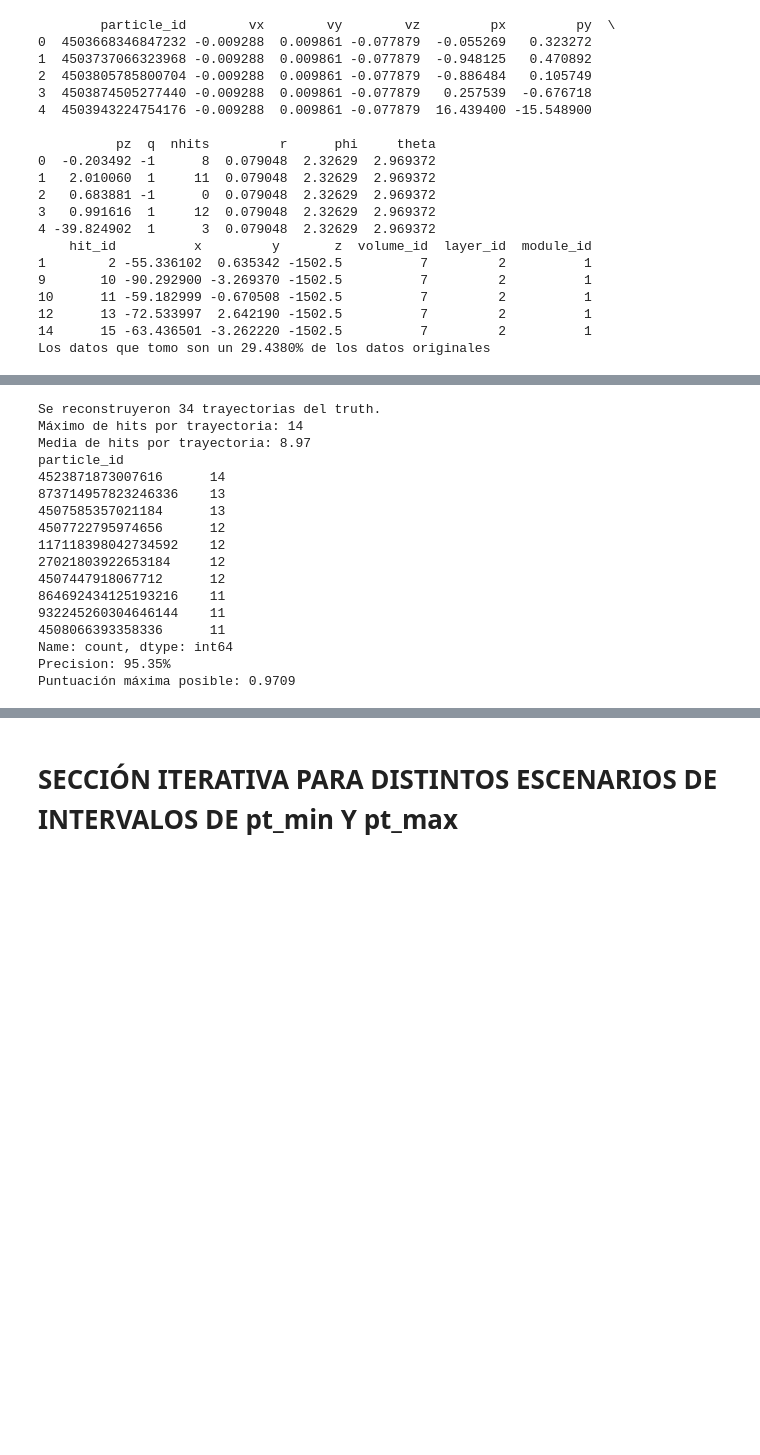
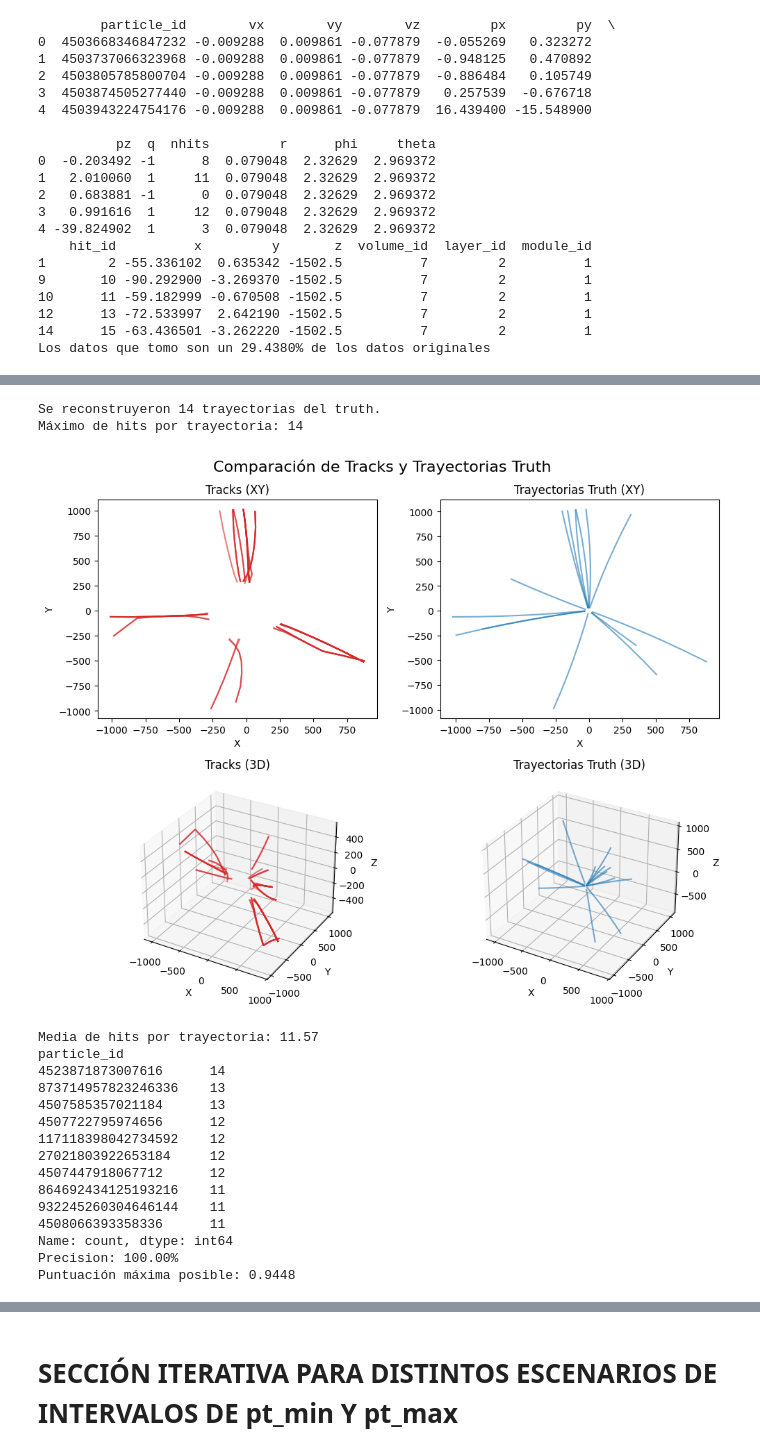
Before and after one commit to acortinaa/repositorioTFG, a Jupyter notebook: main.ipynb, the cells around one changed output, grey strips where cells are left out. Drawn from its saved outputs; the diff is of its cells as text; code cells hidden in the pictures; blank space fills up the shorter version.

```diff
--- a/main.ipynb
+++ b/main.ipynb
@@ -223,7 +263,7 @@ truth_con_volumen = truth.merge(hits[['hit_id', 'volume_id']], on='hit_id', how=
 truth_filtrado = truth_con_volumen[truth_con_volumen['volume_id'].isin(volume_ids)]
 truth_filtrado = truth_filtrado[truth_filtrado['particle_id'] != 0]
 
-def construir_trayectorias_truth_weight(truth_df, min_hits_por_particula=2, OCTANTE=False):
+def construir_trayectorias_truth_weight(truth_df, min_hits_por_particula=10, OCTANTE=False):
     trayectorias_truth = []
     weights_truth = []
     grouped = truth_df.groupby('particle_id')
@@ -279,49 +319,50 @@ media_hits = np.mean([len(tray) for tray in trayectorias_truth])
 print(f"Media de hits por trayectoria: {media_hits:.2f}")
 
 print(truth_filtrado['particle_id'].value_counts().head(10))
 
 # Mezclar los hits del truth
 shuffled_truth = shuffle_hits(truth_filtrado, 0.05)
 
 valid_tracks, valid_track_indices, track_to_pid = valid_tracks_from_best_hits(
     hits_vecinos_por_track, truth_filtrado, min_ratio=min_ratio)
 
 total_tracks_reconstruidos = len(hits_vecinos_por_track)
 precision = valid_tracks / total_tracks_reconstruidos * 100
 # recall = valid_tracks / len(trayectorias_truth) * 100
 
 print(f"Precision: {precision:.2f}%")
 # print(f"Recall: {recall:.2f}%")
 # f1_score = 2 * (precision * recall) / (precision + recall)
 # print(f"F1 Score: {f1_score:.2f}%")
 
 
 # Score de referencia usando hits mezclados
 score_with_shuffled = score_event(truth_filtrado, shuffled_truth)
 if isinstance(score_with_shuffled, (float, np.float32)):
     print(f"Puntuación máxima posible: {score_with_shuffled:.4f}")
 else:
     print("Puntuación máxima posible:")
     for metric, value in score_with_shuffled.items():
         print(f"{metric}: {value:.4f}")
 # %% [output]
-Se reconstruyeron 34 trayectorias del truth.
+Se reconstruyeron 14 trayectorias del truth.
 Máximo de hits por trayectoria: 14
-Media de hits por trayectoria: 8.97
-particle_id
-4523871873007616      14
-873714957823246336    13
-4507585357021184      13
-4507722795974656      12
-117118398042734592    12
-27021803922653184     12
-4507447918067712      12
-864692434125193216    11
-932245260304646144    11
-4508066393358336      11
-Name: count, dtype: int64
-Precision: 95.35%
-Puntuación máxima posible: 0.9709
+[figure, added]
+Media de hits por trayectoria: 11.57
+particle_id
+4523871873007616      14
+873714957823246336    13
+4507585357021184      13
+4507722795974656      12
+117118398042734592    12
+27021803922653184     12
+4507447918067712      12
+864692434125193216    11
+932245260304646144    11
+4508066393358336      11
+Name: count, dtype: int64
+Precision: 100.00%
+Puntuación máxima posible: 0.9448
 # %%
 import random
 import numpy as np
```
Also changed, not shown: parts of 14 cells of this notebook, 27 other files.
